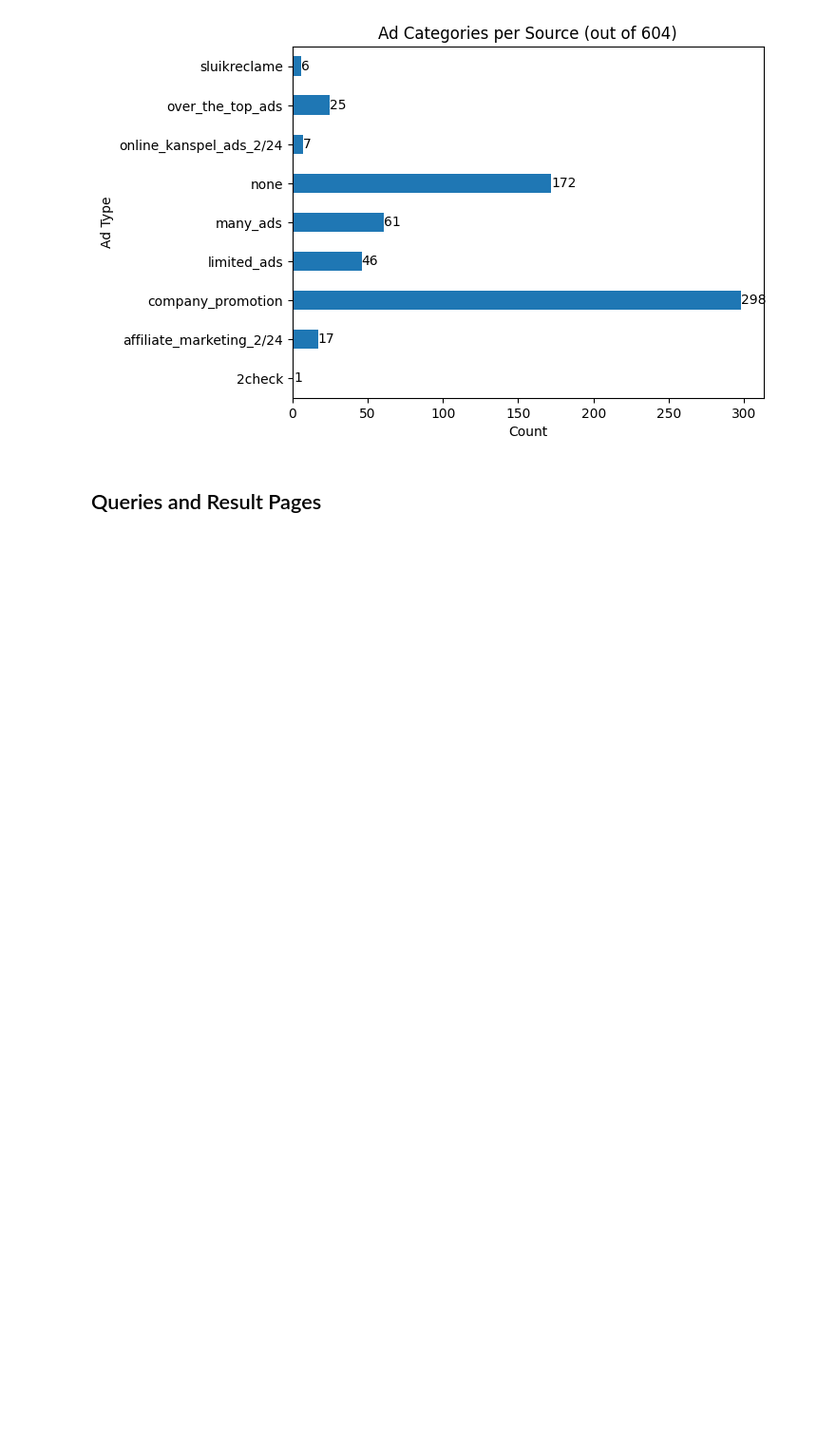
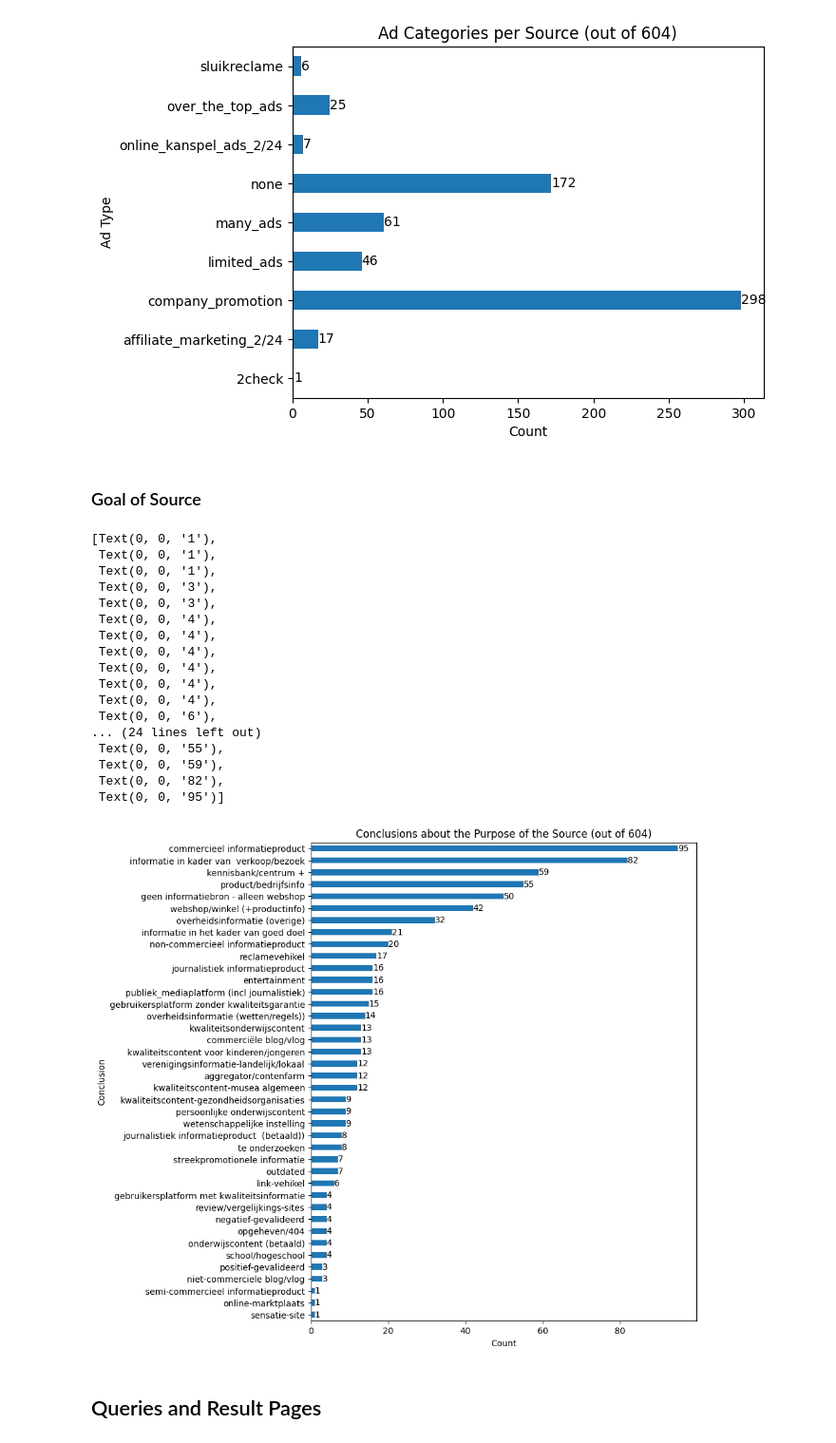
Before and after one commit to SlimZoeken/100queries, a Jupyter notebook: notebooks/analysis.ipynb, the cells around one changed output. Shown at 95% size. Saved outputs shown, nothing was run; the diff lists cells and outputs as text; code cells hidden in the pictures; blank space fills up the shorter version.

Commit message:
Add source goal.

```diff
--- a/notebooks/analysis.ipynb
+++ b/notebooks/analysis.ipynb
@@ -502,6 +502,43 @@ ax.bar_label(ax.containers[0])
  Text(0, 0, '25'),
  Text(0, 0, '6')]
 [figure]
+# %% [markdown]
+### Goal of Source
+# %%
+ax = (
+    sources["Conclusie over doel vd bron"]
+    .str.split(",")
+    .explode()
+    .str.strip()
+    .value_counts(ascending=True)
+    .plot(
+        kind="barh",
+        title=f"Conclusions about the Purpose of the Source (out of {len(sources)})",
+        xlabel="Count",
+        ylabel="Conclusion",
+        figsize=(8, 10),
+    )
+)
+ax.bar_label(ax.containers[0])
+# %% [output]
+[Text(0, 0, '1'),
+ Text(0, 0, '1'),
+ Text(0, 0, '1'),
+ Text(0, 0, '3'),
+ Text(0, 0, '3'),
+ Text(0, 0, '4'),
+ Text(0, 0, '4'),
+ Text(0, 0, '4'),
+ Text(0, 0, '4'),
+ Text(0, 0, '4'),
+ Text(0, 0, '4'),
+ Text(0, 0, '6'),
+... (24 lines left out)
+ Text(0, 0, '55'),
+ Text(0, 0, '59'),
+ Text(0, 0, '82'),
+ Text(0, 0, '95')]
+[figure, added]
 # %% [markdown]
 ## Queries and Result Pages
 # %% [markdown]
```
